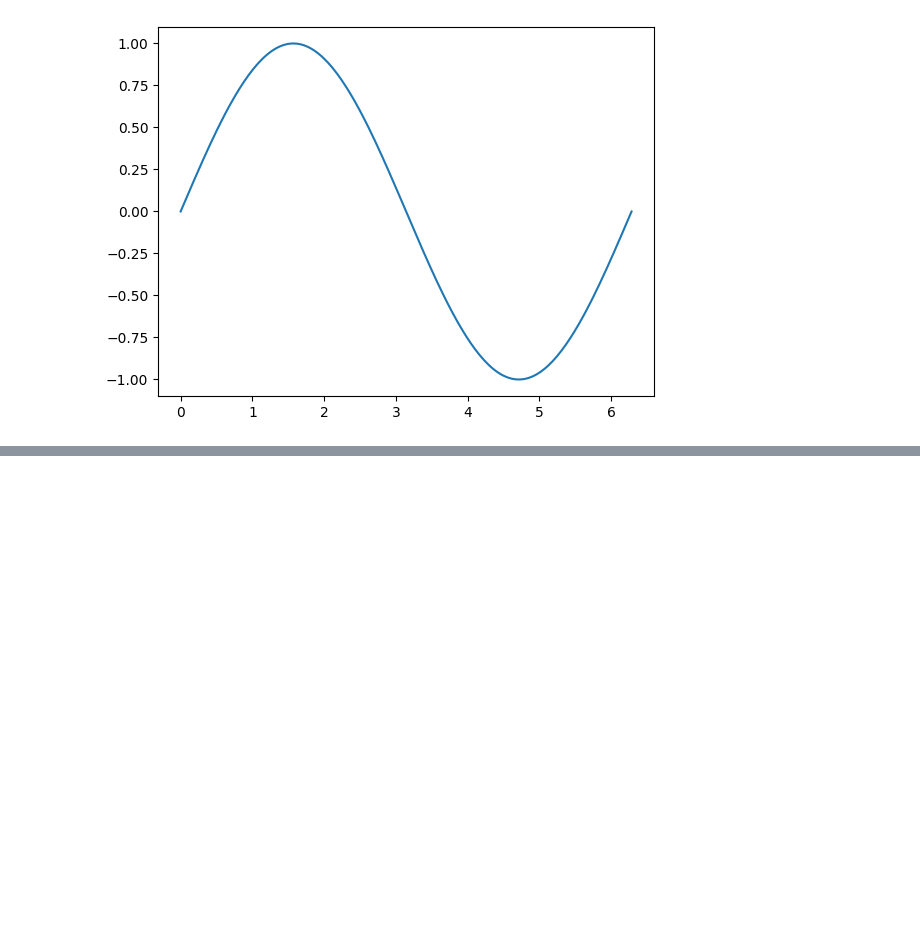
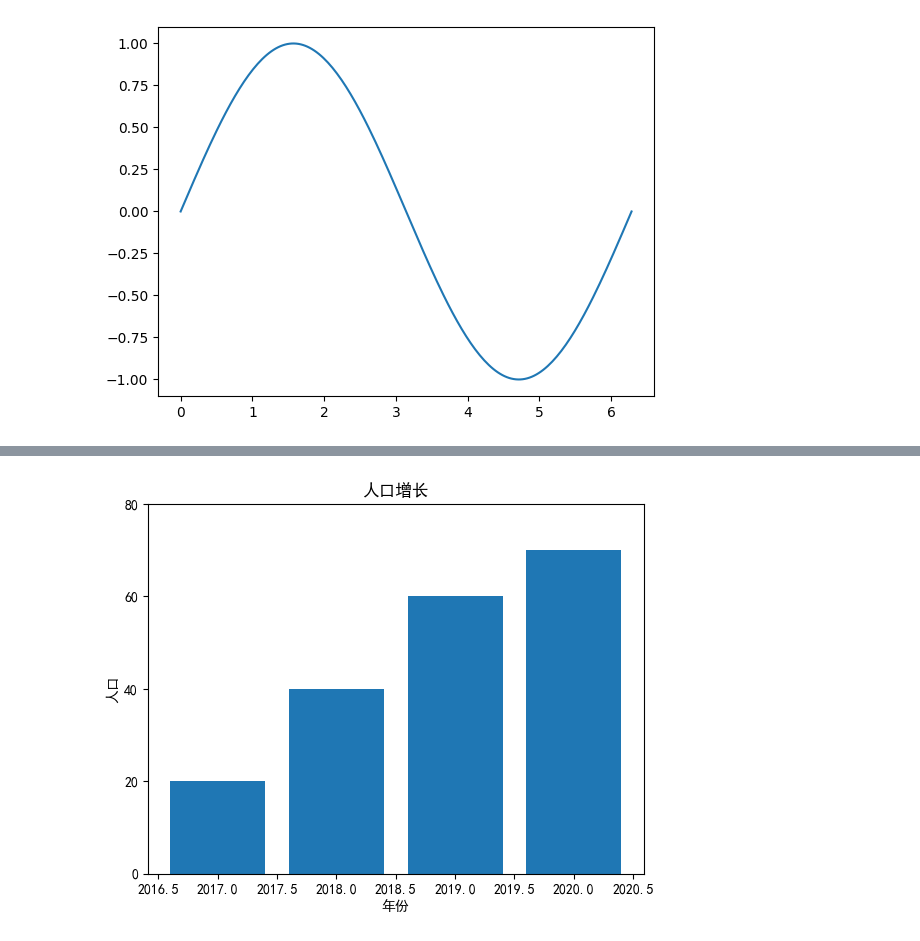
Before and after one commit to yiyanglaurel/new-one, a Jupyter notebook: 07-plot.ipynb, the cells around one changed output, grey strips where cells are left out. Cells and saved outputs as stored; diff of their text form; code cells hidden in the pictures; blank space fills up the shorter version.

```diff
--- a/07-plot.ipynb
+++ b/07-plot.ipynb
@@ -29,0 +64,22 @@ Text(0.5, 1.0, '人口增长')
+# %%
+import matplotlib.pyplot as plt
+import numpy as np
+plt.rcParams["font.sans-serif"]=["SimHei"] #设置字体
+plt.rcParams["axes.unicode_minus"]=False #正常显示负号
+year =[2017,2018,2019,2020]
+people=[20,40,60,70]
+#生成图表
+plt.bar (year,people)
+plt.xlabel('年份')
+plt.ylabel('人口')
+plt.title('人口增长')
+#设置纵坐标刻度
+plt.yticks([0,20,40,60,80])
+#填充颜色
+for i in range(len(year)):
+    if people[i] < 20:
+        plt.fill_between(year[i], people[i], 20, color='yellow')
+# 显示图像
+plt.show()
+# %% [output]
+[figure, added]
```
Also changed, not shown: parts of 3 cells of this notebook.
